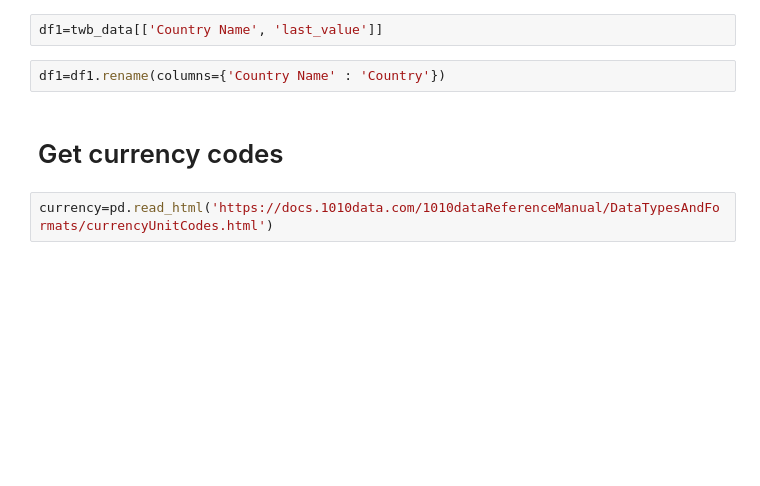
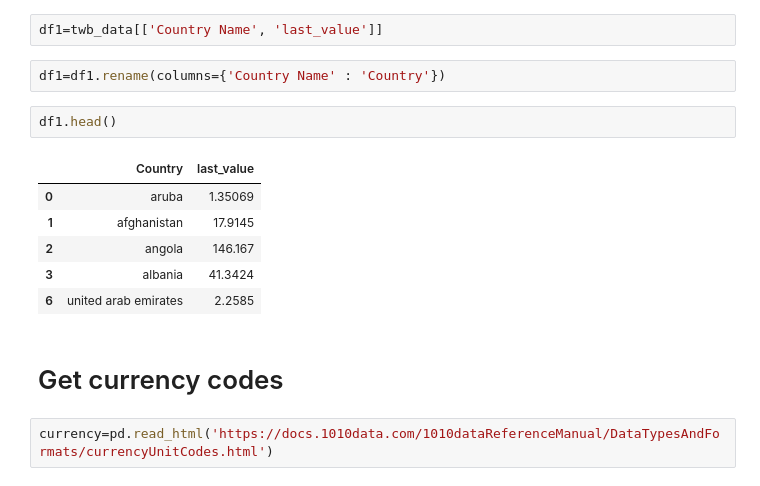
Before and after one commit to mikelvallejo/chameleon-pricing, a Jupyter notebook: extraction.ipynb, the cells around one changed output. Saved outputs shown, nothing was run; the diff lists cells and outputs as text; blank space fills up the shorter version.

```diff
--- a/extraction.ipynb
+++ b/extraction.ipynb
@@ -252,6 +224,15 @@ twb_data.head()
 df1=twb_data[['Country Name', 'last_value']]
 # %%
 df1=df1.rename(columns={'Country Name' : 'Country'})
+# %%
+df1.head()
+# %% [output]
+|  | Country | last_value |
+| 0 | aruba | 1.35069 |
+| 1 | afghanistan | 17.9145 |
+| 2 | angola | 146.167 |
+| 3 | albania | 41.3424 |
+| 6 | united arab emirates | 2.2585 |
 # %% [markdown]
 # Get currency codes
 # %%
```
Also changed, not shown: parts of 7 cells of this notebook, 3 other files.
